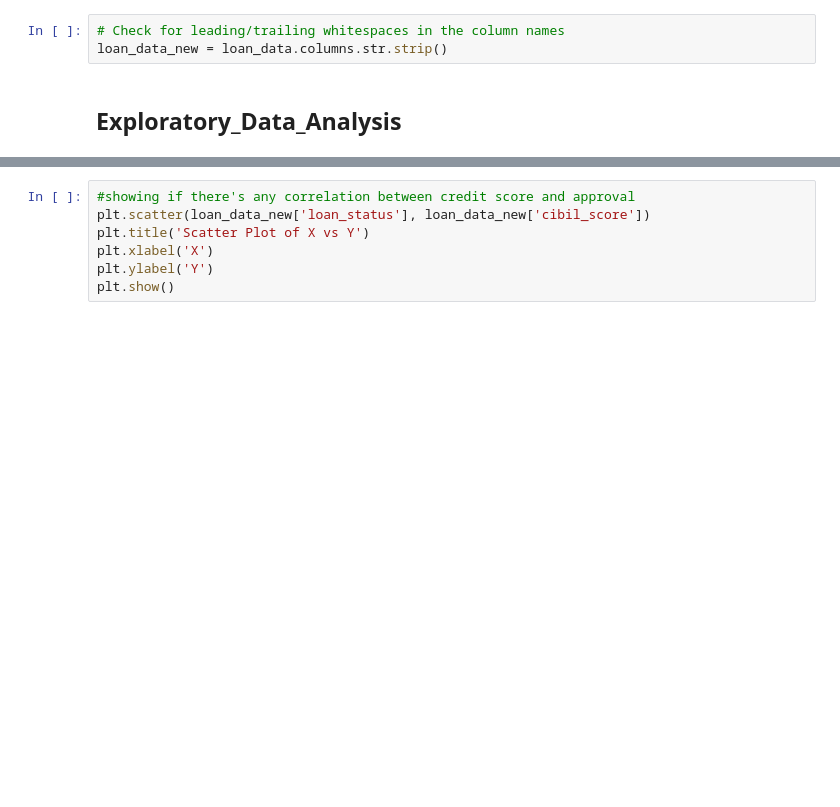
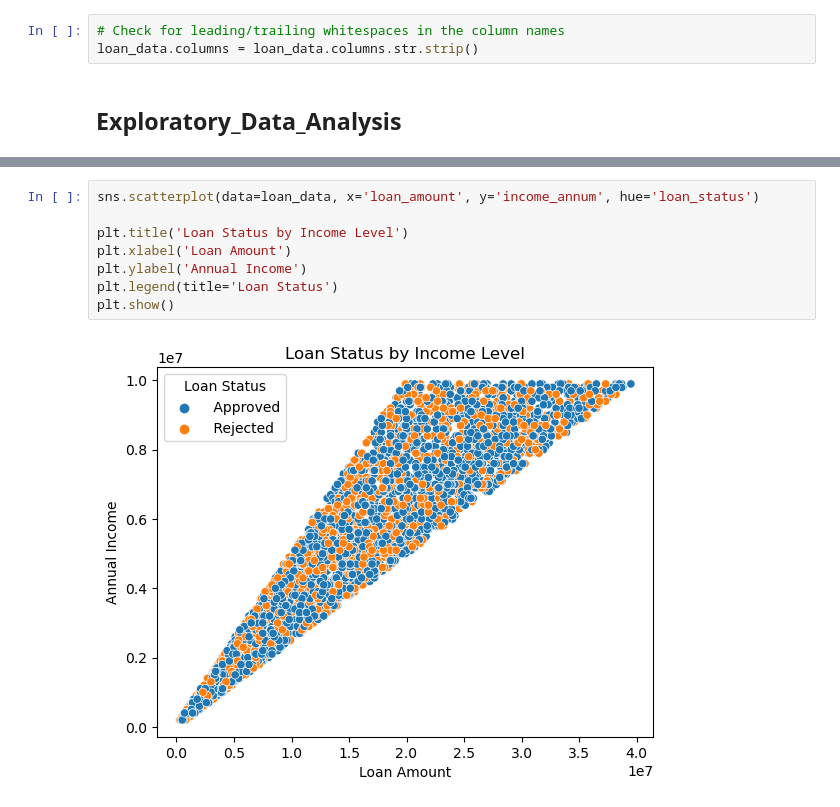
Before and after one commit to andrewdhawthorne/Loan-Approval-Prediction-Model, a Jupyter notebook: Fidels_learning_model_code.ipynb, the cells around one changed output, grey strips where cells are left out. Drawn from its saved outputs; the diff is of its cells as text; blank space fills up the shorter version.

```diff
--- a/Fidels_learning_model_code.ipynb
+++ b/Fidels_learning_model_code.ipynb
@@ -44,7 +44,7 @@ dtypes: int64(9), object(3)
 memory usage: 400.3+ KB
 # %%
 # Check for leading/trailing whitespaces in the column names
-loan_data_new = loan_data.columns.str.strip()
+loan_data.columns = loan_data.columns.str.strip()
 # %% [markdown]
 ## Exploratory_Data_Analysis
 # %%
@@ -68,7 +69,10 @@ KeyError: 'education'
-# %%
-#showing if there's any correlation between credit score and approval
-plt.scatter(loan_data_new['loan_status'], loan_data_new['cibil_score'])
-plt.title('Scatter Plot of X vs Y')
-plt.xlabel('X')
-plt.ylabel('Y')
-plt.show()
+# %%
+sns.scatterplot(data=loan_data, x='loan_amount', y='income_annum', hue='loan_status')
+
+plt.title('Loan Status by Income Level')
+plt.xlabel('Loan Amount')
+plt.ylabel('Annual Income')
+plt.legend(title='Loan Status')
+plt.show()
+# %% [output]
+[figure, added]
```
Also changed, not shown: parts of 3 cells of this notebook, 1 other file.
